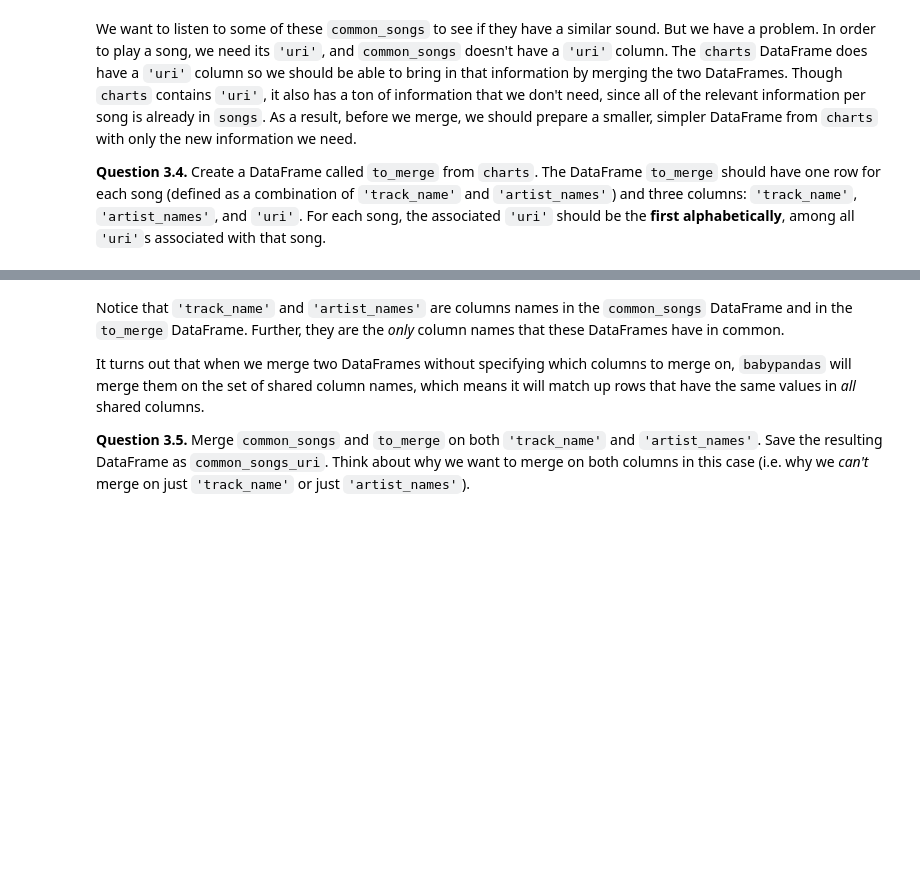
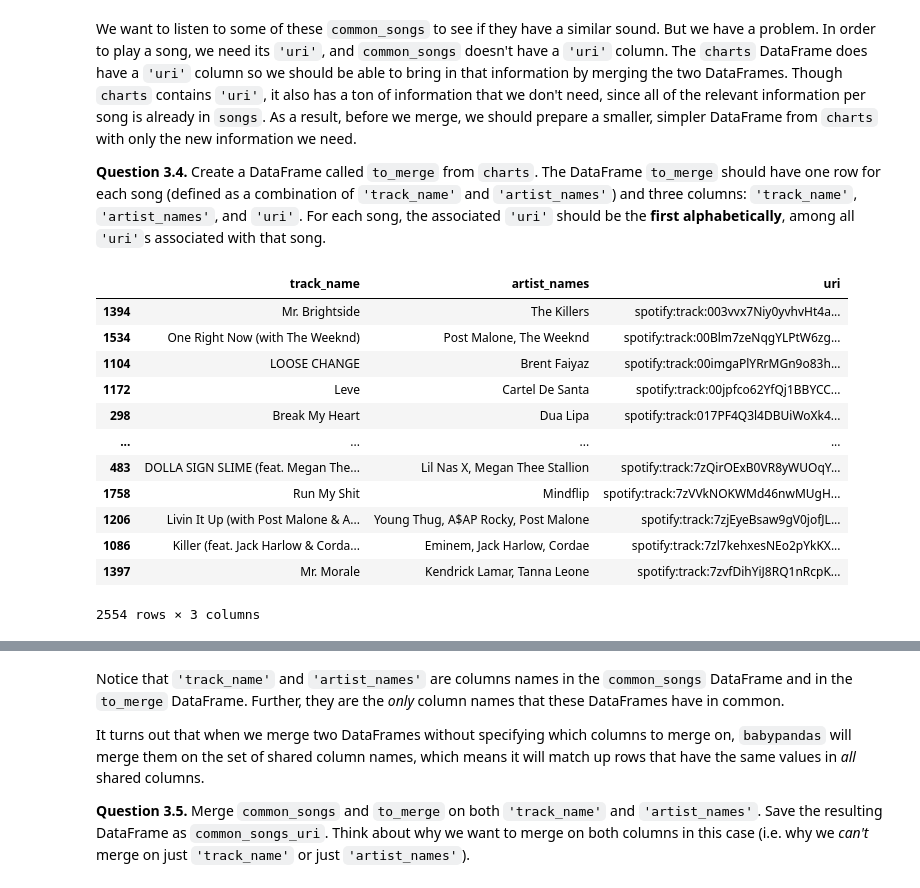
Before and after one commit to MihirYJoshi/midterm_project, a Jupyter notebook: midterm_project (1).ipynb, the cells around one changed output, grey strips where cells are left out. Drawn from its saved outputs; the diff is of its cells as text; code cells hidden in the pictures; blank space fills up the shorter version.

```diff
--- a/midterm_project (1).ipynb
+++ b/midterm_project (1).ipynb
@@ -620,7 +644,23 @@ We want to listen to some of these `common_songs` to see if they have a similar
 
 **Question 3.4.** Create a DataFrame called `to_merge` from `charts`. The DataFrame `to_merge` should have one row for each song (defined as a combination of `'track_name'` and `'artist_names'`) and three columns: `'track_name'`, `'artist_names'`, and `'uri'`. For each song, the associated `'uri'` should be the **first alphabetically**, among all `'uri'`s associated with that song.
 # %%
-to_merge = ...
+chartsUpdate = bpd.DataFrame().assign(track_name = charts.get("track_name"), uri = charts.get("uri").sort_values(), artist_names = charts.get("artist_names"))
+to_merge = chartsUpdate.groupby(["track_name", "artist_names"]).sum().reset_index()
+to_merge = to_merge.sort_values("uri")
 to_merge
+# %% [output]
+|  | track_name | artist_names | uri |
+| 1394 | Mr. Brightside | The Killers | spotify:track:003vvx7Niy0yvhvHt4a... |
+| 1534 | One Right Now (with The Weeknd) | Post Malone, The Weeknd | spotify:track:00Blm7zeNqgYLPtW6zg... |
+| 1104 | LOOSE CHANGE | Brent Faiyaz | spotify:track:00imgaPlYRrMGn9o83h... |
+| 1172 | Leve | Cartel De Santa | spotify:track:00jpfco62YfQj1BBYCC... |
+| 298 | Break My Heart | Dua Lipa | spotify:track:017PF4Q3l4DBUiWoXk4... |
+| ... | ... | ... | ... |
+| 483 | DOLLA SIGN SLIME (feat. Megan The... | Lil Nas X, Megan Thee Stallion | spotify:track:7zQirOExB0VR8yWUOqY... |
+| 1758 | Run My Shit | Mindflip | spotify:track:7zVVkNOKWMd46nwMUgH... |
+| 1206 | Livin It Up (with Post Malone & A... | Young Thug, A$AP Rocky, Post Malone | spotify:track:7zjEyeBsaw9gV0jofJL... |
+| 1086 | Killer (feat. Jack Harlow & Corda... | Eminem, Jack Harlow, Cordae | spotify:track:7zl7kehxesNEo2pYkKX... |
+| 1397 | Mr. Morale | Kendrick Lamar, Tanna Leone | spotify:track:7zvfDihYiJ8RQ1nRcpK... |
+2554 rows × 3 columns
 # %%
 grader.check("q3_4")
```
Also changed, not shown: parts of 8 cells of this notebook, 2 other files.
